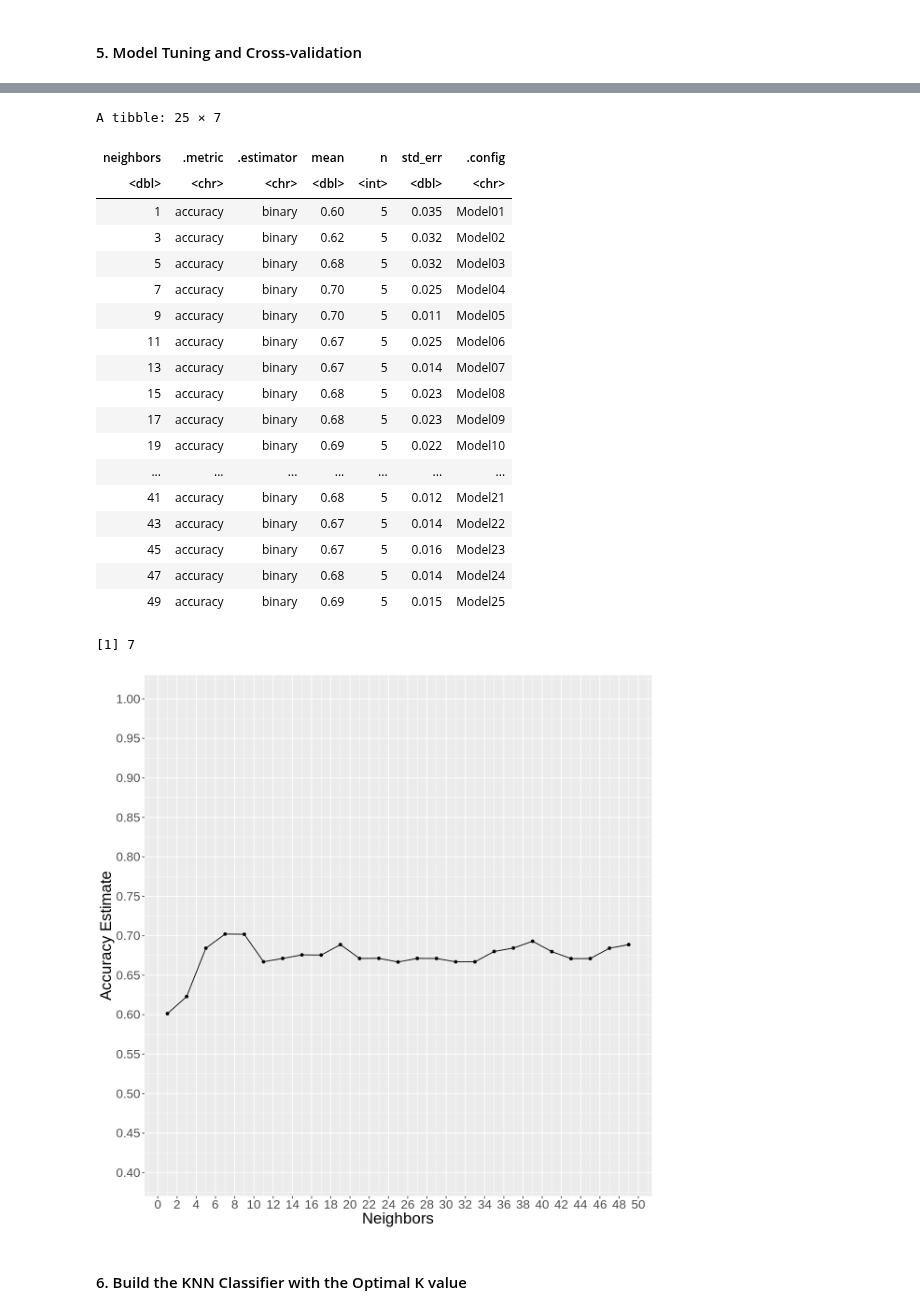
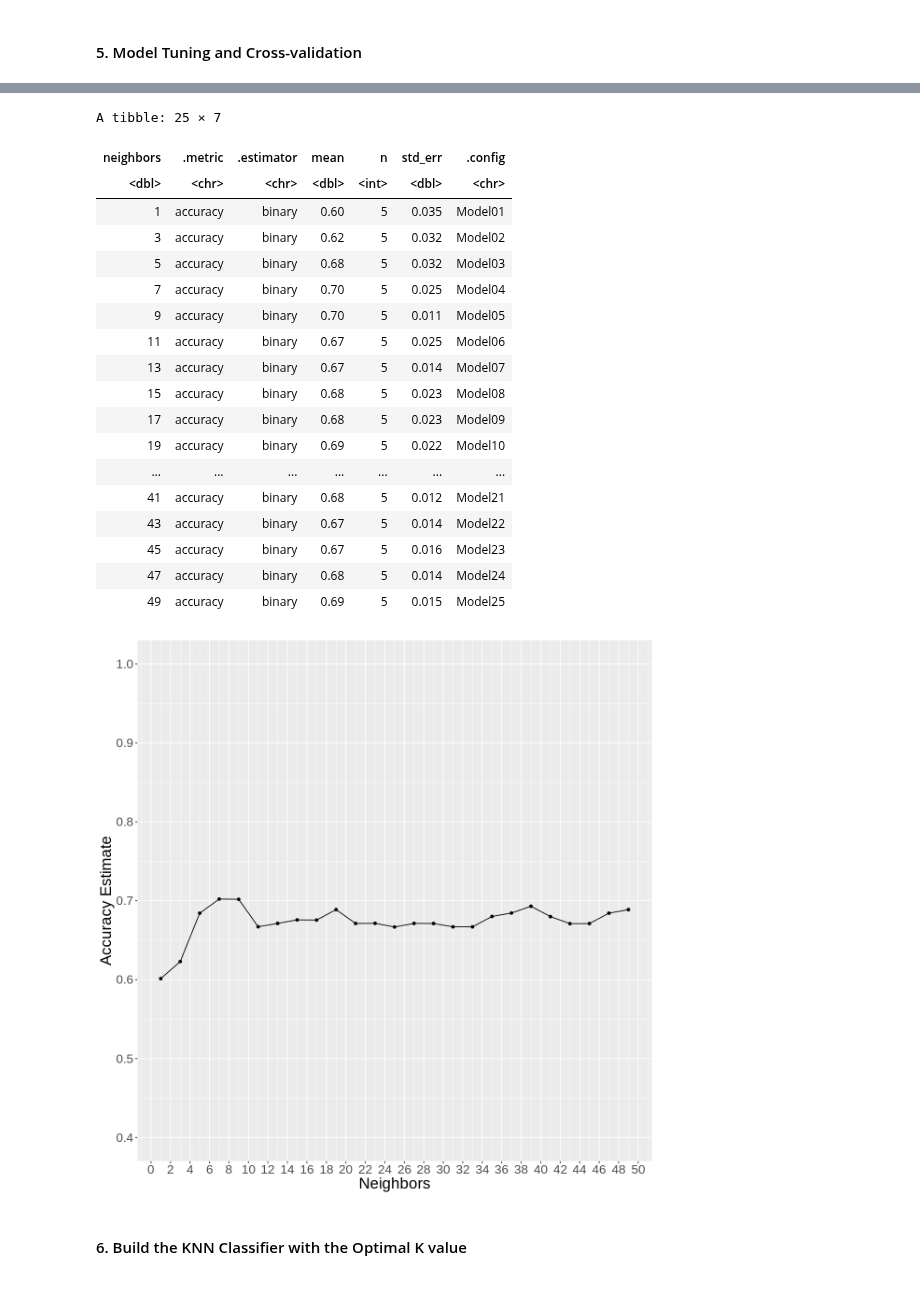
Before and after one commit to acholj/Updated-DSCI-Group-Project, a Jupyter notebook: Heart_Disease_Report.ipynb, the cells around one changed output, grey strips where cells are left out. Cells and saved outputs as stored; diff of their text form; code cells hidden in the pictures.

Commit message:
Added visualization of results (draft).

```diff
--- a/Heart_Disease_Report.ipynb
+++ b/Heart_Disease_Report.ipynb
@@ -250,7 +250,7 @@ accuracy_vs_k <- ggplot(accuracies, aes(x = neighbors, y = mean))+
       geom_line() +
       labs(x = "Neighbors", y = "Accuracy Estimate") +
       scale_x_continuous(breaks = seq(0, 50, by = 2)) +
-      scale_y_continuous(limits = c(0.4, 1.0), breaks = seq (0.4, 1, by = 0.05)) +
+      scale_y_continuous(limits = c(0.4, 1.0), breaks = seq (0.4, 1, by = 0.1)) +
       theme(text = element_text(size = 20))
 accuracy_vs_k
 
@@ -259,7 +259,6 @@ accuracy_vs_k
 best_k <- accuracies %>%
             filter(mean==max(mean))%>%
             pull(neighbors)
-best_k
 # %% [output]
 Data Recipe
 
@@ -272,35 +271,34 @@ Inputs:
 Operations:
 
 Scaling for all_predictors()
 Centering for all_predictors()
 K-Nearest Neighbor Model Specification (classification)
 
 Main Arguments:
   neighbors = tune()
   weight_func = rectangular
 
 Computational engine: kknn
 A tibble: 25 × 7
 | neighbors | .metric | .estimator | mean | n | std_err | .config |
 | <dbl> | <chr> | <chr> | <dbl> | <int> | <dbl> | <chr> |
 | 1 | accuracy | binary | 0.60 | 5 | 0.035 | Model01 |
 | 3 | accuracy | binary | 0.62 | 5 | 0.032 | Model02 |
 | 5 | accuracy | binary | 0.68 | 5 | 0.032 | Model03 |
 | 7 | accuracy | binary | 0.70 | 5 | 0.025 | Model04 |
 | 9 | accuracy | binary | 0.70 | 5 | 0.011 | Model05 |
 | 11 | accuracy | binary | 0.67 | 5 | 0.025 | Model06 |
 | 13 | accuracy | binary | 0.67 | 5 | 0.014 | Model07 |
 | 15 | accuracy | binary | 0.68 | 5 | 0.023 | Model08 |
 | 17 | accuracy | binary | 0.68 | 5 | 0.023 | Model09 |
 | 19 | accuracy | binary | 0.69 | 5 | 0.022 | Model10 |
 | ... | ... | ... | ... | ... | ... | ... |
 | 41 | accuracy | binary | 0.68 | 5 | 0.012 | Model21 |
 | 43 | accuracy | binary | 0.67 | 5 | 0.014 | Model22 |
 | 45 | accuracy | binary | 0.67 | 5 | 0.016 | Model23 |
 | 47 | accuracy | binary | 0.68 | 5 | 0.014 | Model24 |
 | 49 | accuracy | binary | 0.69 | 5 | 0.015 | Model25 |
-[1] 7
-[figure, old version]
+[figure, new version]
 # %% [markdown]
 #### 6. Build the KNN Classifier with the Optimal K value
 # %%
```
Also changed, not shown: parts of 3 cells of this notebook.
